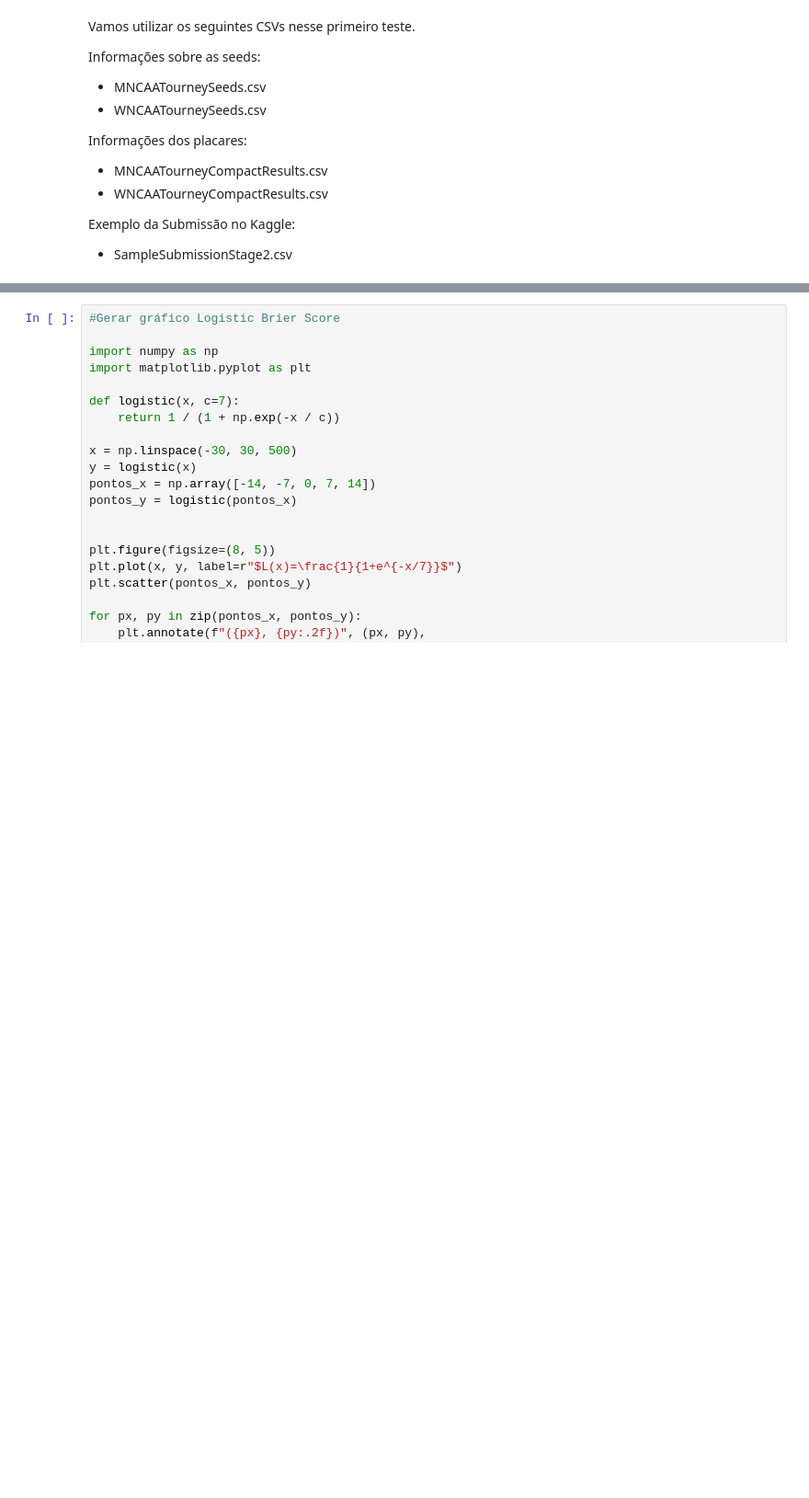
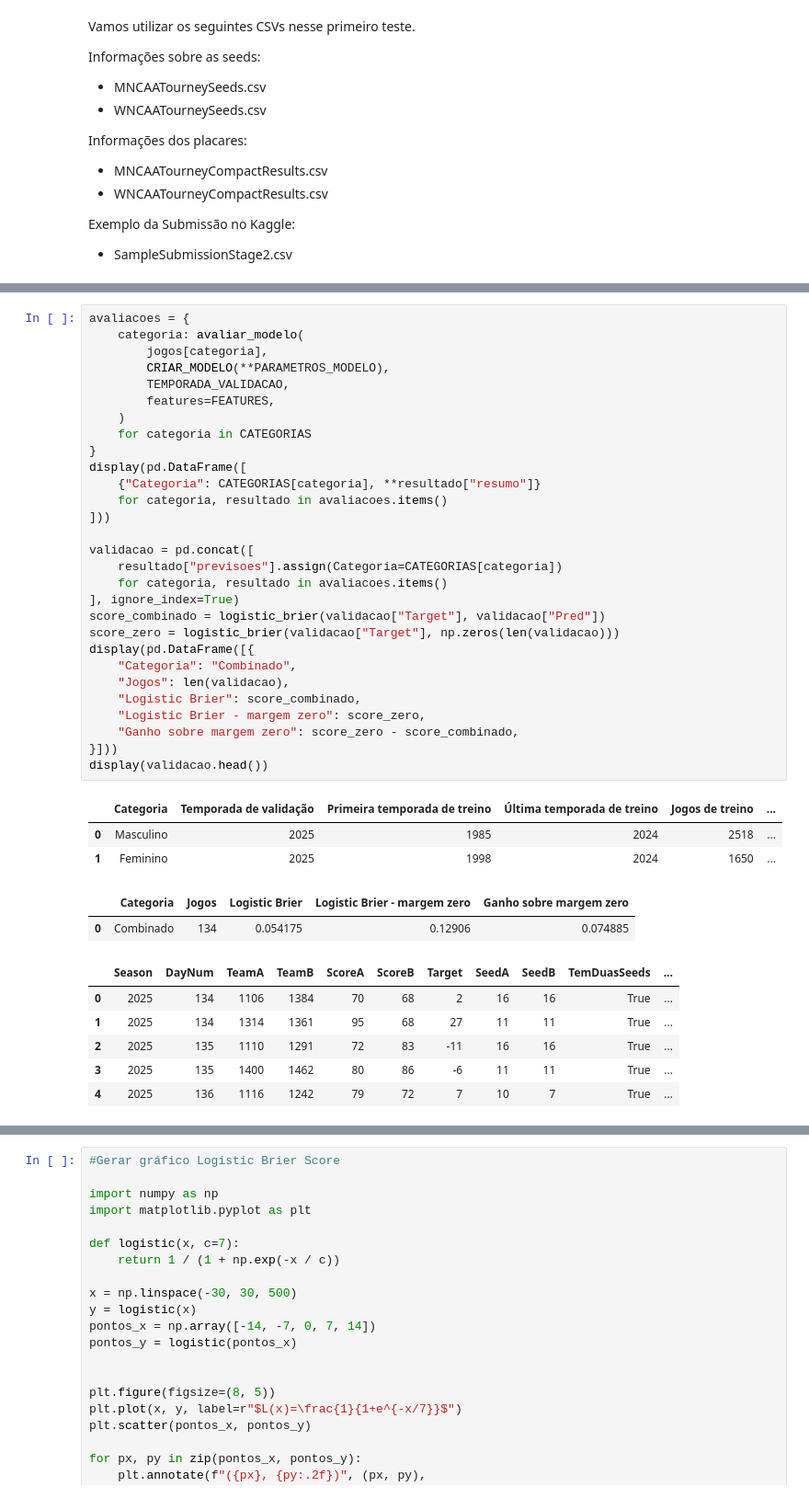
Before and after one commit to DaviSeiji/March-Mania---Comp-CDados, a Jupyter notebook: notebooks/baseline_inicial/baseline_inicial_linear.ipynb, the cells around one changed output, grey strips where cells are left out. Shown at 92% size. Cells and saved outputs as stored; diff of their text form; blank space fills up the shorter version.

```diff
--- a/notebooks/baseline_inicial/baseline_inicial_linear.ipynb
+++ b/notebooks/baseline_inicial/baseline_inicial_linear.ipynb
@@ -484,0 +122,41 @@ Preenchimentos sem duas seeds: 127,577
+# %%
+avaliacoes = {
+    categoria: avaliar_modelo(
+        jogos[categoria],
+        CRIAR_MODELO(**PARAMETROS_MODELO),
+        TEMPORADA_VALIDACAO,
+        features=FEATURES,
+    )
+    for categoria in CATEGORIAS
+}
+display(pd.DataFrame([
+    {"Categoria": CATEGORIAS[categoria], **resultado["resumo"]}
+    for categoria, resultado in avaliacoes.items()
+]))
+
+validacao = pd.concat([
+    resultado["previsoes"].assign(Categoria=CATEGORIAS[categoria])
+    for categoria, resultado in avaliacoes.items()
+], ignore_index=True)
+score_combinado = logistic_brier(validacao["Target"], validacao["Pred"])
+score_zero = logistic_brier(validacao["Target"], np.zeros(len(validacao)))
+display(pd.DataFrame([{
+    "Categoria": "Combinado",
+    "Jogos": len(validacao),
+    "Logistic Brier": score_combinado,
+    "Logistic Brier - margem zero": score_zero,
+    "Ganho sobre margem zero": score_zero - score_combinado,
+}]))
+display(validacao.head())
+# %% [output]
+|  | Categoria | Temporada de validação | Primeira temporada de treino | Última temporada de treino | Jogos de treino | ... |
+| 0 | Masculino | 2025 | 1985 | 2024 | 2518 | ... |
+| 1 | Feminino | 2025 | 1998 | 2024 | 1650 | ... |
+|  | Categoria | Jogos | Logistic Brier | Logistic Brier - margem zero | Ganho sobre margem zero |
+| 0 | Combinado | 134 | 0.054175 | 0.12906 | 0.074885 |
+|  | Season | DayNum | TeamA | TeamB | ScoreA | ScoreB | Target | SeedA | SeedB | TemDuasSeeds | ... |
+| 0 | 2025 | 134 | 1106 | 1384 | 70 | 68 | 2 | 16 | 16 | True | ... |
+| 1 | 2025 | 134 | 1314 | 1361 | 95 | 68 | 27 | 11 | 11 | True | ... |
+| 2 | 2025 | 135 | 1110 | 1291 | 72 | 83 | -11 | 16 | 16 | True | ... |
+| 3 | 2025 | 135 | 1400 | 1462 | 80 | 86 | -6 | 11 | 11 | True | ... |
+| 4 | 2025 | 136 | 1116 | 1242 | 79 | 72 | 7 | 10 | 7 | True | ... |
```
Also changed, not shown: parts of 32 cells of this notebook, 5 other files.
